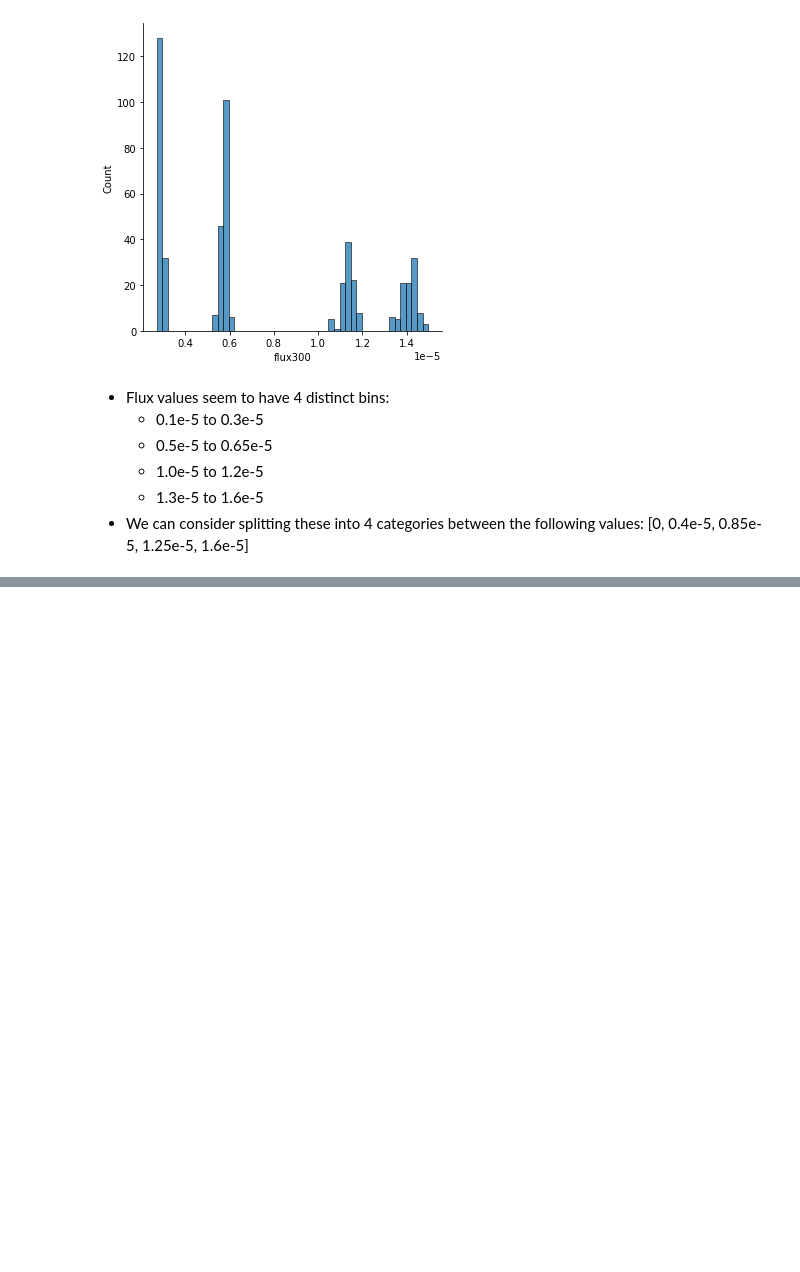
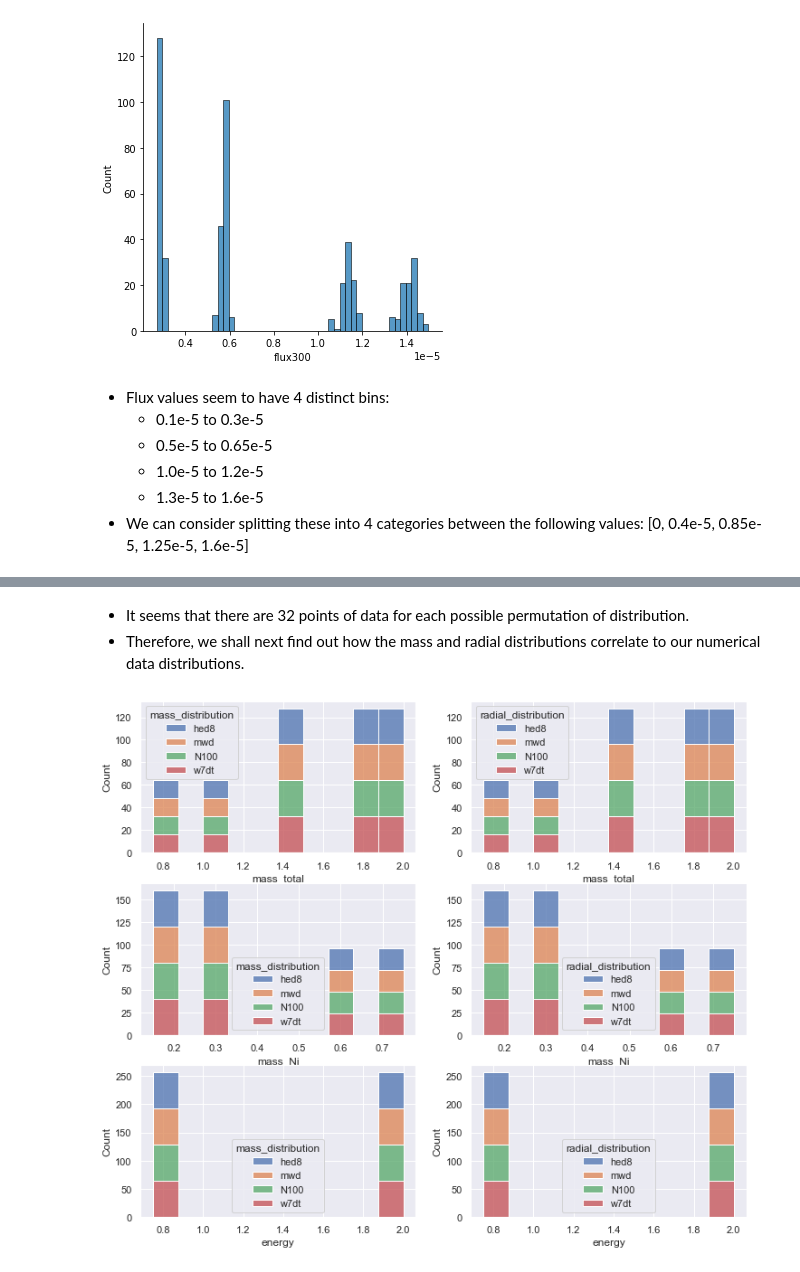
Before and after one commit to themattonthefloor/LOX, a Jupyter notebook: notebooks/student_evaluation.ipynb, the cells around one changed output, grey strips where cells are left out. Drawn from its saved outputs; the diff is of its cells as text; code cells hidden in the pictures; blank space fills up the shorter version.

```diff
--- a/notebooks/student_evaluation.ipynb
+++ b/notebooks/student_evaluation.ipynb
@@ -167,0 +167,4 @@ plt.show()
+# %%
+# Show column statistics since all physical parameters that are numerical
+df_phy = df.loc[:,colnames_physical]
+df_phy.describe().iloc[1:]
@@ -167,0 +220,12 @@ plt.show()
+# %% [markdown]
+- It seems that there are 32 points of data for each possible permutation of distribution.
+- Therefore, we shall next find out how the mass and radial distributions correlate to our numerical data distributions.
+# %%
+fig, axs = plt.subplots(3,2)
+fig.set_size_inches(12, 10.5)
+for i, num_col in enumerate(df_phy.columns[:3]):
+    for j, cat_col in enumerate(df_phy.columns[3:]):
+        sns.histplot(data=df_phy,x=num_col,hue=cat_col,multiple="stack",ax=axs[i,j])
+plt.show()
+# %% [output]
+[figure, added]
```
Also changed, not shown: parts of 15 cells of this notebook.
